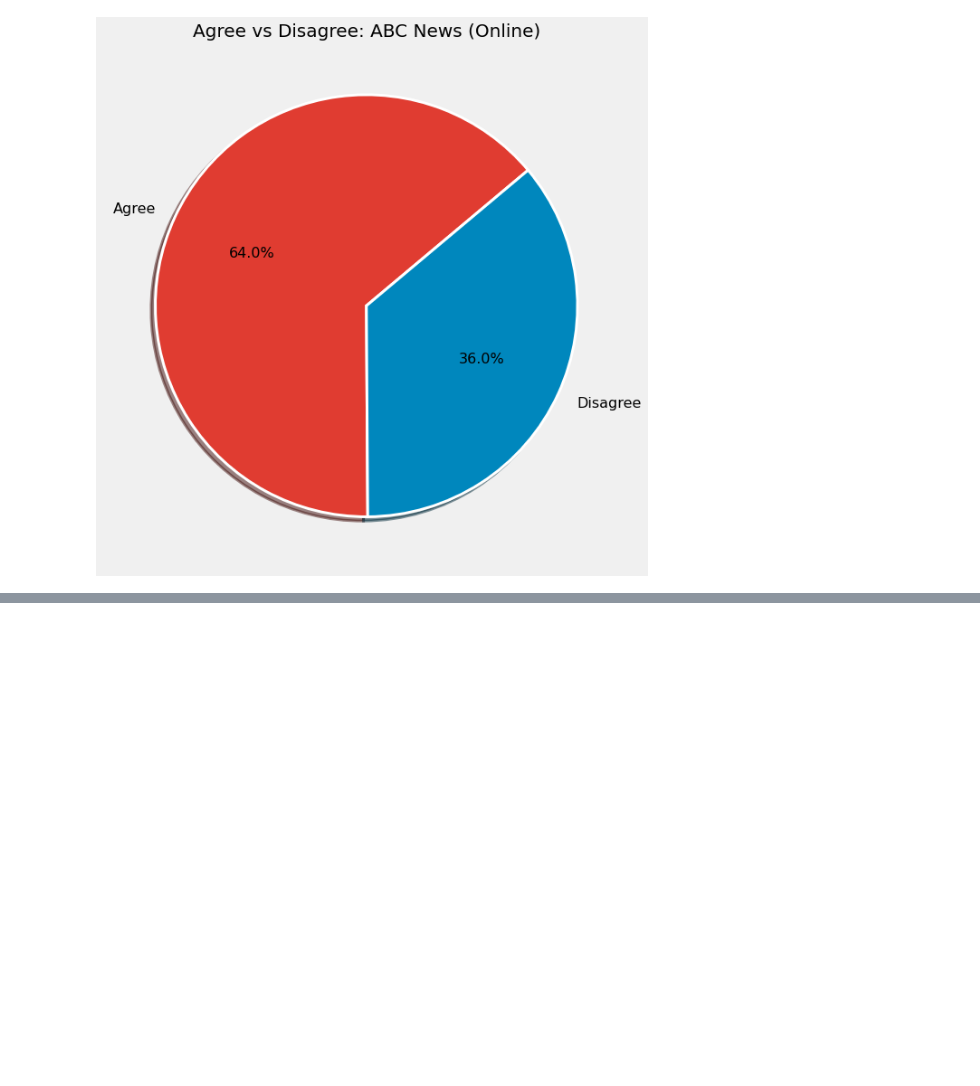
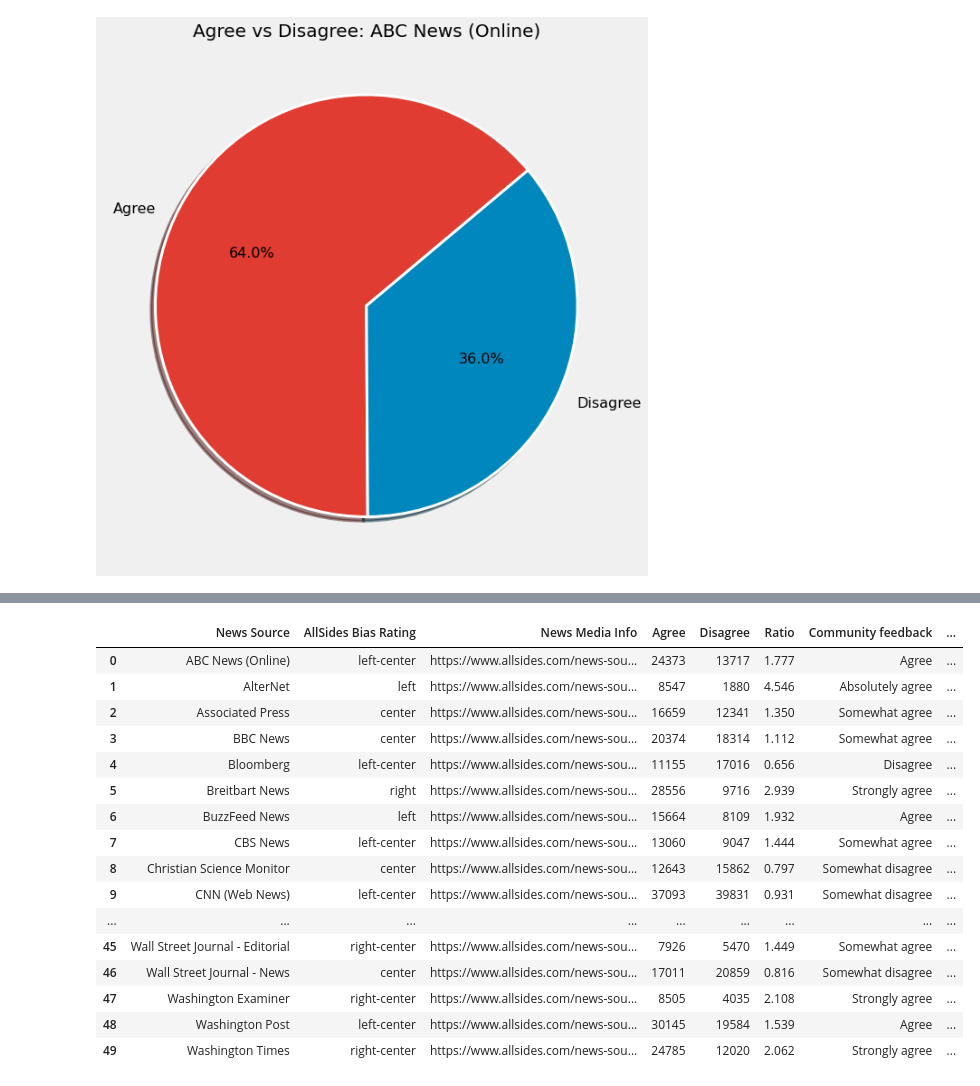
Before and after one commit to RamonAsuncion/allsides-web-scraper, a Jupyter notebook: Graphs.ipynb, the cells around one changed output, grey strips where cells are left out. Cells and saved outputs as stored; diff of their text form; code cells hidden in the pictures; blank space fills up the shorter version.

```diff
--- a/Graphs.ipynb
+++ b/Graphs.ipynb
@@ -79,0 +110,20 @@ plt.show()  # To make the plot appear
+# %%
+df
+# %% [output]
+|  | News Source | AllSides Bias Rating | News Media Info | Agree | Disagree | Ratio | Community feedback | ... |
+| 0 | ABC News (Online) | left-center | https://www.allsides.com/news-sou... | 24373 | 13717 | 1.777 | Agree | ... |
+| 1 | AlterNet | left | https://www.allsides.com/news-sou... | 8547 | 1880 | 4.546 | Absolutely agree | ... |
+| 2 | Associated Press | center | https://www.allsides.com/news-sou... | 16659 | 12341 | 1.350 | Somewhat agree | ... |
+| 3 | BBC News | center | https://www.allsides.com/news-sou... | 20374 | 18314 | 1.112 | Somewhat agree | ... |
+| 4 | Bloomberg | left-center | https://www.allsides.com/news-sou... | 11155 | 17016 | 0.656 | Disagree | ... |
+| 5 | Breitbart News | right | https://www.allsides.com/news-sou... | 28556 | 9716 | 2.939 | Strongly agree | ... |
+| 6 | BuzzFeed News | left | https://www.allsides.com/news-sou... | 15664 | 8109 | 1.932 | Agree | ... |
+| 7 | CBS News | left-center | https://www.allsides.com/news-sou... | 13060 | 9047 | 1.444 | Somewhat agree | ... |
+| 8 | Christian Science Monitor | center | https://www.allsides.com/news-sou... | 12643 | 15862 | 0.797 | Somewhat disagree | ... |
+| 9 | CNN (Web News) | left-center | https://www.allsides.com/news-sou... | 37093 | 39831 | 0.931 | Somewhat disagree | ... |
+| ... | ... | ... | ... | ... | ... | ... | ... | ... |
+| 45 | Wall Street Journal - Editorial | right-center | https://www.allsides.com/news-sou... | 7926 | 5470 | 1.449 | Somewhat agree | ... |
+| 46 | Wall Street Journal - News | center | https://www.allsides.com/news-sou... | 17011 | 20859 | 0.816 | Somewhat disagree | ... |
+| 47 | Washington Examiner | right-center | https://www.allsides.com/news-sou... | 8505 | 4035 | 2.108 | Strongly agree | ... |
+| 48 | Washington Post | left-center | https://www.allsides.com/news-sou... | 30145 | 19584 | 1.539 | Agree | ... |
+| 49 | Washington Times | right-center | https://www.allsides.com/news-sou... | 24785 | 12020 | 2.062 | Strongly agree | ... |
```
Also changed, not shown: parts of 3 cells of this notebook.
